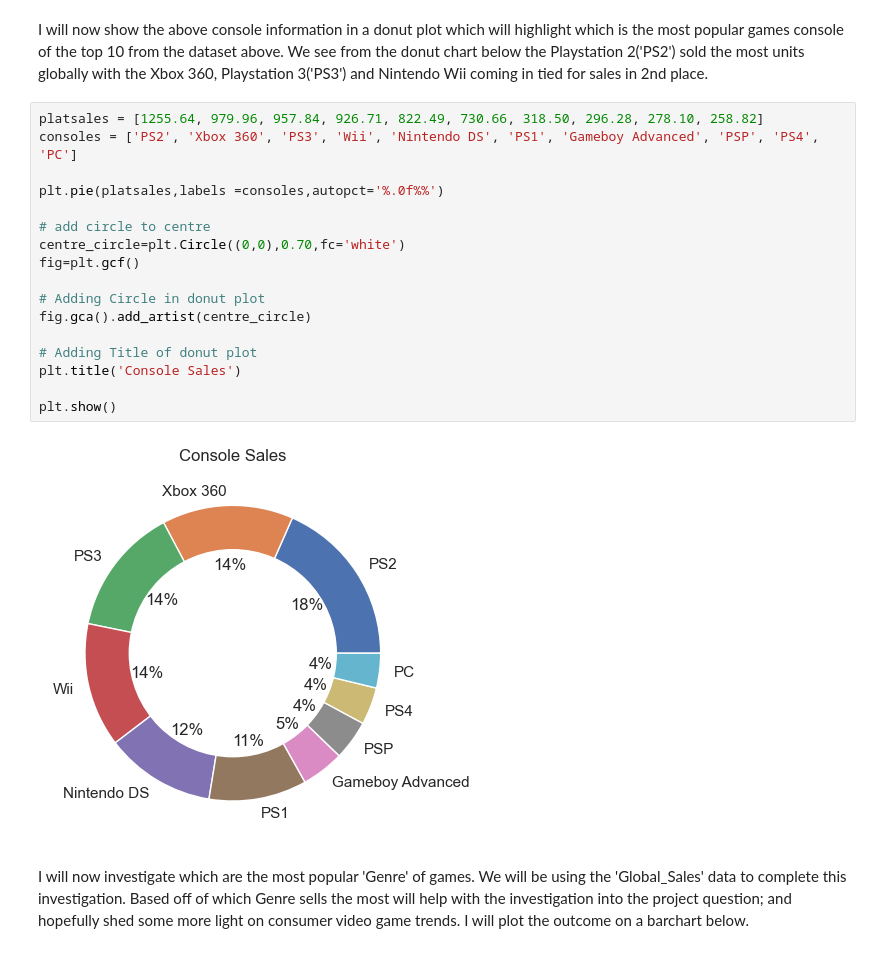
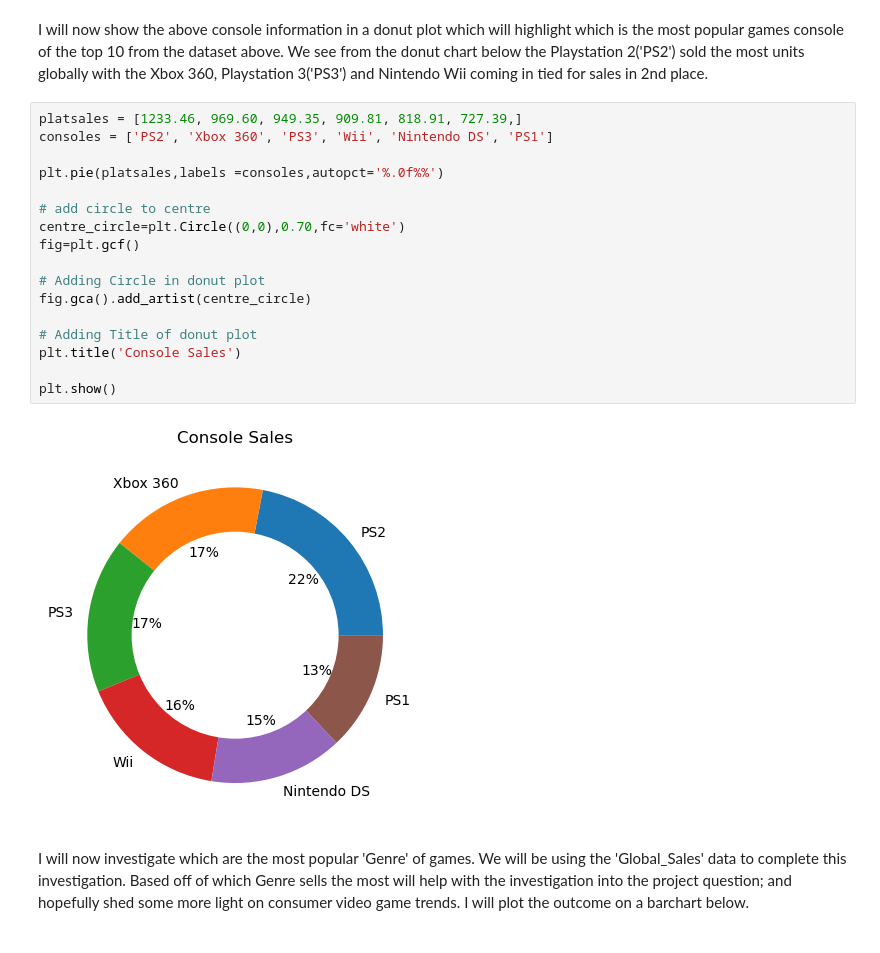
Before and after one commit to SeanE15/Programming-for-Data-Analysis, a Jupyter notebook: Assignment 1/PfDA Project 1.ipynb, the cells around one changed output. Saved outputs shown, nothing was run; the diff lists cells and outputs as text.

```diff
--- a/Assignment 1/PfDA Project 1.ipynb
+++ b/Assignment 1/PfDA Project 1.ipynb
@@ -176,24 +166,24 @@ platsales.head(15)
 # %% [markdown]
 I will now show the above console information in a donut plot which will highlight which is the most popular games console of the top 10 from the dataset above. We see from the donut chart below the Playstation 2('PS2') sold the most units globally with the Xbox 360, Playstation 3('PS3') and Nintendo Wii coming in tied  for sales in 2nd place.
 # %%
-platsales = [1255.64, 979.96, 957.84, 926.71, 822.49, 730.66, 318.50, 296.28, 278.10, 258.82]
-consoles = ['PS2', 'Xbox 360', 'PS3', 'Wii', 'Nintendo DS', 'PS1', 'Gameboy Advanced', 'PSP', 'PS4', 'PC']
+platsales = [1233.46, 969.60, 949.35, 909.81, 818.91, 727.39,]
+consoles = ['PS2', 'Xbox 360', 'PS3', 'Wii', 'Nintendo DS', 'PS1']
 
 plt.pie(platsales,labels =consoles,autopct='%.0f%%')
 
 # add circle to centre
 centre_circle=plt.Circle((0,0),0.70,fc='white')
 fig=plt.gcf()
 
 # Adding Circle in donut plot
 fig.gca().add_artist(centre_circle)
 
 # Adding Title of donut plot
 plt.title('Console Sales')
 
 plt.show()
 # %% [output]
-[figure, old version]
+[figure, new version]
 # %% [markdown]
 I will now investigate which are the most popular 'Genre' of games. We will be using the 'Global_Sales' data to complete this investigation. Based off of which Genre sells the most will help with the investigation into the project question; and hopefully shed some more light on consumer video game trends. I will plot the outcome on a barchart below.
 # %%
```
Also changed, not shown: parts of 30 cells of this notebook.
